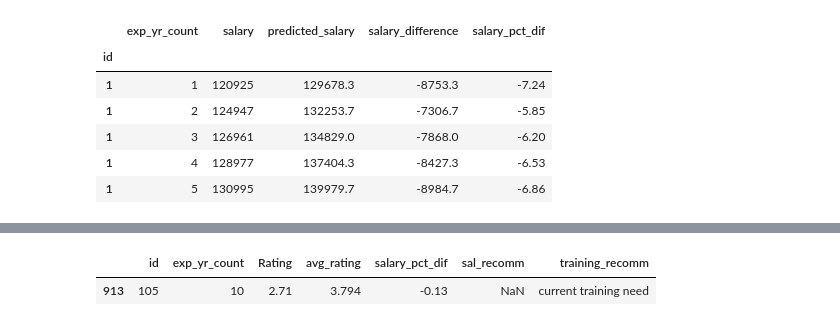
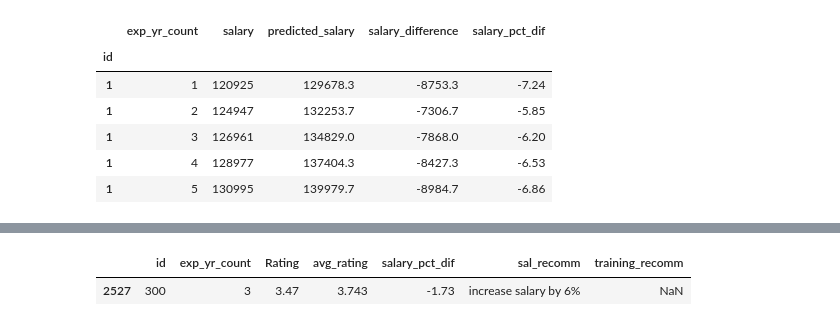
Before and after one commit to vrc-vinodh/mock-data-generation, a Jupyter notebook: prediction/salary-regression-model.ipynb, the cells around one changed output, grey strips where cells are left out. Cells and saved outputs as stored; diff of their text form; code cells hidden in the pictures.

```diff
--- a/prediction/salary-regression-model.ipynb
+++ b/prediction/salary-regression-model.ipynb
@@ -193,2 +183,3 @@ avg_rating.head()
 # %%
-totalpredic = pd.merge(model ,avg_rating,on='id')
+model = pd.merge(rf ,avg_rating,on='id')
+model.tail(1)
@@ -212,3 +197,17 @@ totalpredic.loc[(totalpredic.Rating >= 3.8) | (totalpredic.avg_rating >= 3.8), '
+# %%
+#regarding salary recommendation
+model['sal_recomm'] = 'no change'
+model.loc[(model.salary_pct_dif < -4 ) & (model.Rating >= 3.7), 'sal_recomm'] = 'increase salary by 4%'
+model.loc[(model.salary_pct_dif < -8 ) & (model.Rating >= 3.7), 'sal_recomm'] = 'increase salary by 6%'
+
+model.loc[(model.salary_pct_dif < 0 ) & (model.avg_rating >= 3.7), 'sal_recomm'] = 'increase salary by 6%'
+model.loc[(model.salary_pct_dif < -5 ) & (model.avg_rating >= 3.8), 'sal_recomm'] = 'increase salary by 10%'
+model.loc[(model.salary_pct_dif < -10 ) & (model.avg_rating >= 3.9), 'sal_recomm'] = 'increase salary by 15%'
+# %%
+#regarding training recommendation
+model.loc[(model.Rating <= 2.9), 'training_recomm'] = 'current training need'
+model.loc[(model.Rating >= 3.5) & (model.avg_rating >= 3.8), 'training_recomm'] = 'strategic training need'
 # %%
-model = totalpredic[['exp_yr_count','Rating','avg_rating','salary_pct_dif','sal_recomm','training_recomm']]
+model = model[['exp_yr_count','Rating','avg_rating','salary_pct_dif','sal_recomm','training_recomm']]
 model = model.reset_index()
+model_recommendation = model.drop_duplicates(subset='id', keep='last')
@@ -239,7 +237,7 @@ def recommendation_id(id):
     x = model_recommendation.loc[model_recommendation.id== id]
     return x
 # %%
-recommendation_id(105)
+recommendation_id(300)
 # %% [output]
 |  | id | exp_yr_count | Rating | avg_rating | salary_pct_dif | sal_recomm | training_recomm |
-| 913 | 105 | 10 | 2.71 | 3.794 | -0.13 | NaN | current training need |
+| 2527 | 300 | 3 | 3.47 | 3.743 | -1.73 | increase salary by 6% | NaN |
```
Also changed, not shown: parts of 9 cells of this notebook.
